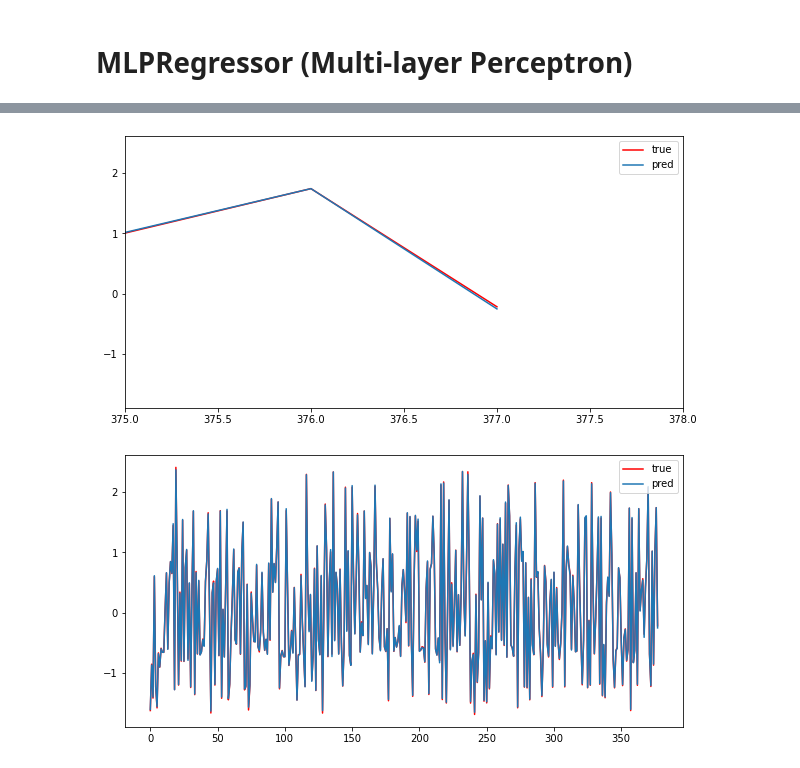
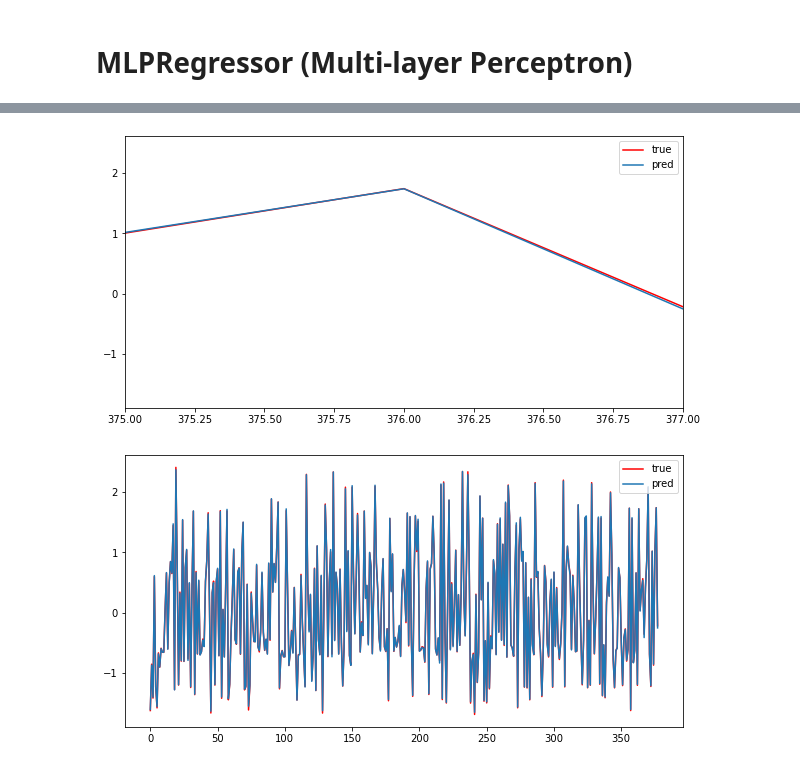
Before and after one commit to dnpuetate/A_Proyecto_Mineria, a Jupyter notebook: [NRC_8888] PuetateDayan_ProyectoFinal.ipynb, the cells around one changed output, grey strips where cells are left out. Saved outputs shown, nothing was run; the diff lists cells and outputs as text; code cells hidden in the pictures.

```diff
--- a/[NRC_8888] PuetateDayan_ProyectoFinal.ipynb
+++ b/[NRC_8888] PuetateDayan_ProyectoFinal.ipynb
@@ -443,13 +448,13 @@ df_graf
 # %%
 plt.figure(figsize=(10,5))
-plt.xlim([375,378])
+plt.xlim([375,377])
 #plt.ylim([,379])
 plt.plot(y_test, label='true', color="red")
 plt.plot(y_predict, label='pred')
 plt.legend()
 plt.show()
 # %% [output]
-[figure, old version]
+[figure, new version]
 # %%
 plt.figure(figsize=(10,5))
 plt.plot(y_test, label='true', color="red")
```
Also changed, not shown: parts of 17 cells of this notebook.
